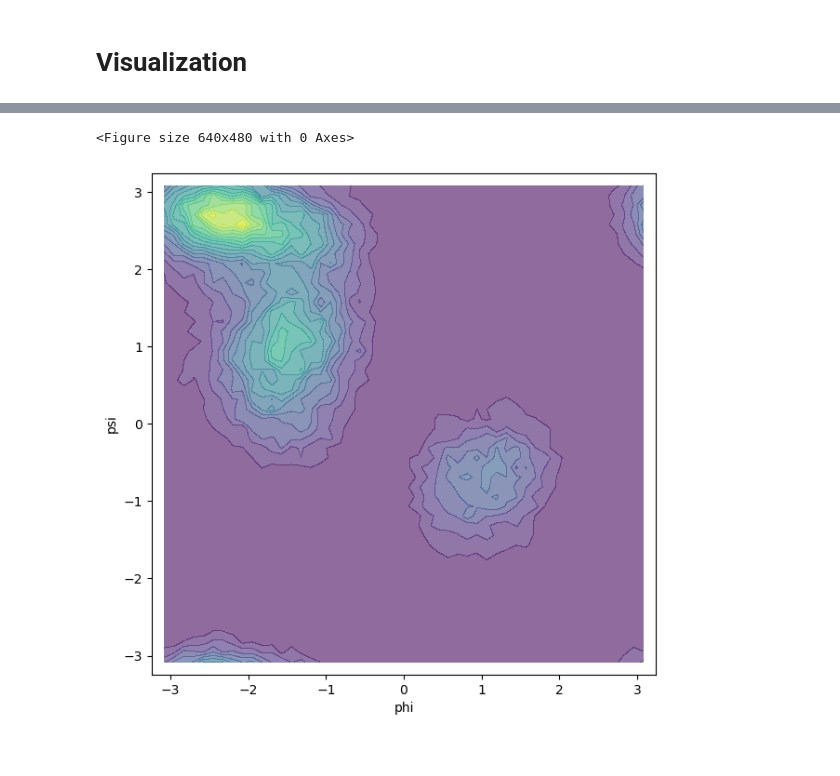
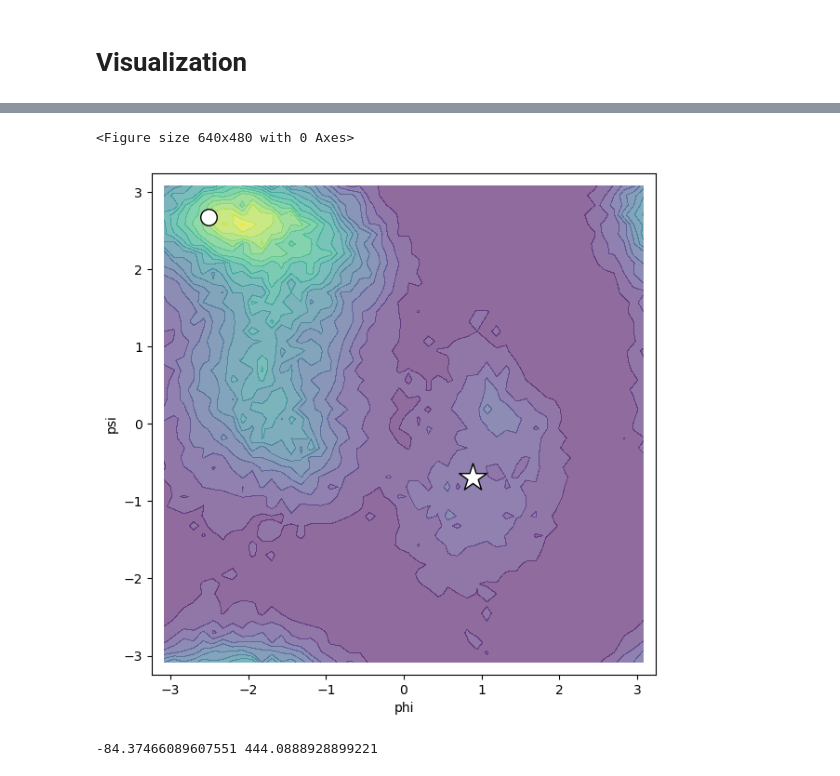
Before and after one commit to seonghyun26/cmd, a Jupyter notebook: data/alanine/dataset-visualize.ipynb, the cells around one changed output, grey strips where cells are left out. Saved outputs shown, nothing was run; the diff lists cells and outputs as text; code cells hidden in the pictures.

```diff
--- a/data/alanine/dataset-visualize.ipynb
+++ b/data/alanine/dataset-visualize.ipynb
@@ -52,3 +51,6 @@ dataset = torch.load(f"{dataset_dir}/{molecule}/{temperature}/{version}.pt")
+# %%
+dataset_dir = f"{root_dir}/{molecule}/{temperature}/{version}"
+dataset = torch.load(f"{dataset_dir}/cl-xyz.pt")
 # %% [markdown]
 # Preprocess
 # %%
@@ -78,9 +80,12 @@ PSI_ANGLE = [6, 8, 14, 16]
 phi_list = []
 psi_list = []
 state_list = []
+energy_list = []
+
 for data in tqdm(dataset):
-	current_state, _, _, _ = data
+	current_state, _, _, _, energy = data
 	state_list.append(current_state)
+	energy_list.append(energy)
 # %%
 state_list = np.stack(state_list)
 state_list.shape
@@ -106,38 +138,30 @@ psi_goal = compute_dihedral(goal_state[:, PSI_ANGLE])
 # %%
 plt.clf()
 fig = plt.figure(figsize=(7, 7))
 ax = fig.add_subplot(111)
 
-# ax.plot(
-# 	state_phi_list,
-# 	state_psi_list,
-# 	marker="o",
-# 	linestyle="None",
-# 	markersize=3,
-# 	alpha=1.0,
-# 	zorder=100
-# )
 # Create a 2D histogram (contour plot) from the coordinates
 hist, xedges, yedges = np.histogram2d(state_phi_list, state_psi_list, bins=50, range=[[-np.pi, np.pi], [-np.pi, np.pi]])
-
-# Compute the centers of the bins
 xcenters = (xedges[:-1] + xedges[1:]) / 2
 ycenters = (yedges[:-1] + yedges[1:]) / 2
-
-# Plot the contour
 X, Y = np.meshgrid(xcenters, ycenters)
 ax.contourf(X, Y, hist.T, levels=20, cmap='viridis', alpha=0.6)
 
 # Plot start and goal states
-# ax.scatter(phi_start, psi_start, edgecolors="black", c="w", zorder=101, s=160)
-# ax.scatter(phi_goal, psi_goal, edgecolors="black", c="w", zorder=101, s=500, marker="*")
+ax.scatter(phi_start, psi_start, edgecolors="black", c="w", zorder=101, s=160)
+ax.scatter(phi_goal, psi_goal, edgecolors="black", c="w", zorder=101, s=500, marker="*")
 
 # Plot the Ramachandran plot
 plt.xlim([-np.pi - 0.1, np.pi + 0.1])
 plt.ylim([-np.pi - 0.1, np.pi + 0.1])
 plt.xlabel("phi")
 plt.ylabel("psi")
 plt.show()
 # %% [output]
 <Figure size 640x480 with 0 Axes>
-[figure, old version]
+[figure, new version]
+# %%
+energy_min, energy_max = np.min(energy_list), np.max(energy_list)
+print(energy_min,energy_max)
+# %% [output]
+-84.37466089607551 444.0888928899221
```
Also changed, not shown: parts of 14 cells of this notebook, 17 other files.
